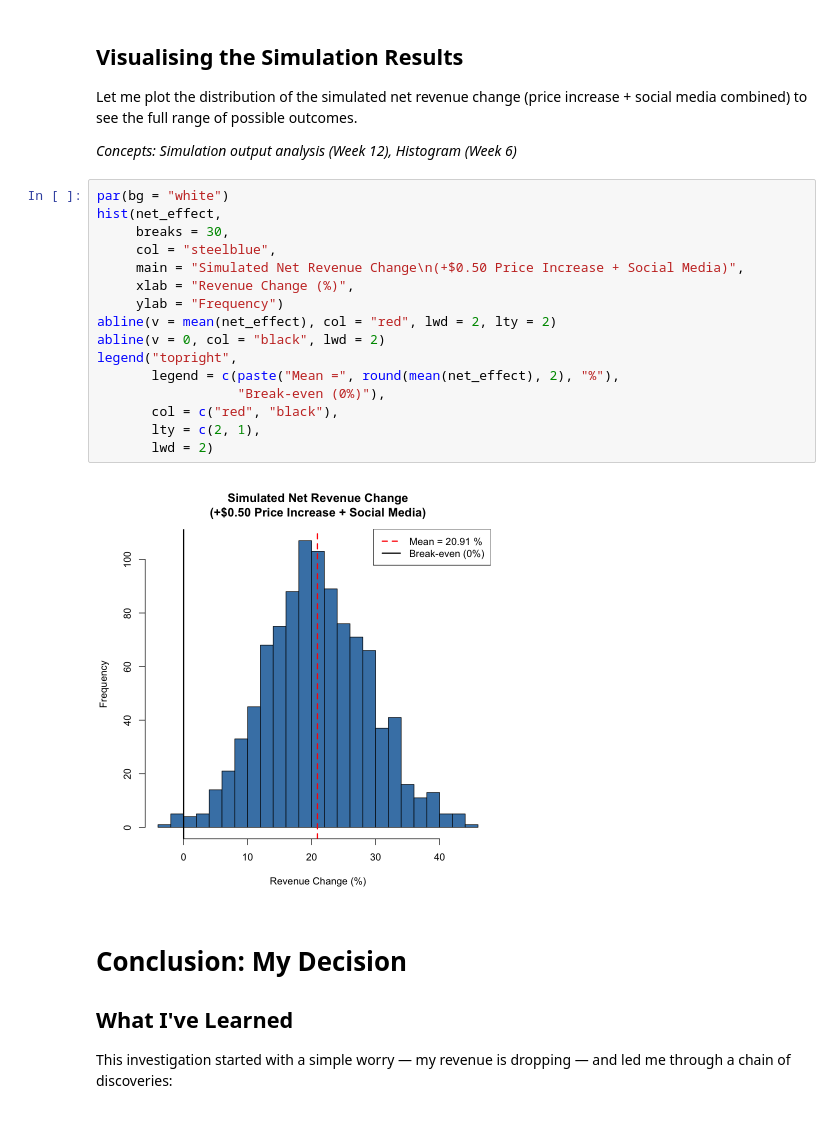
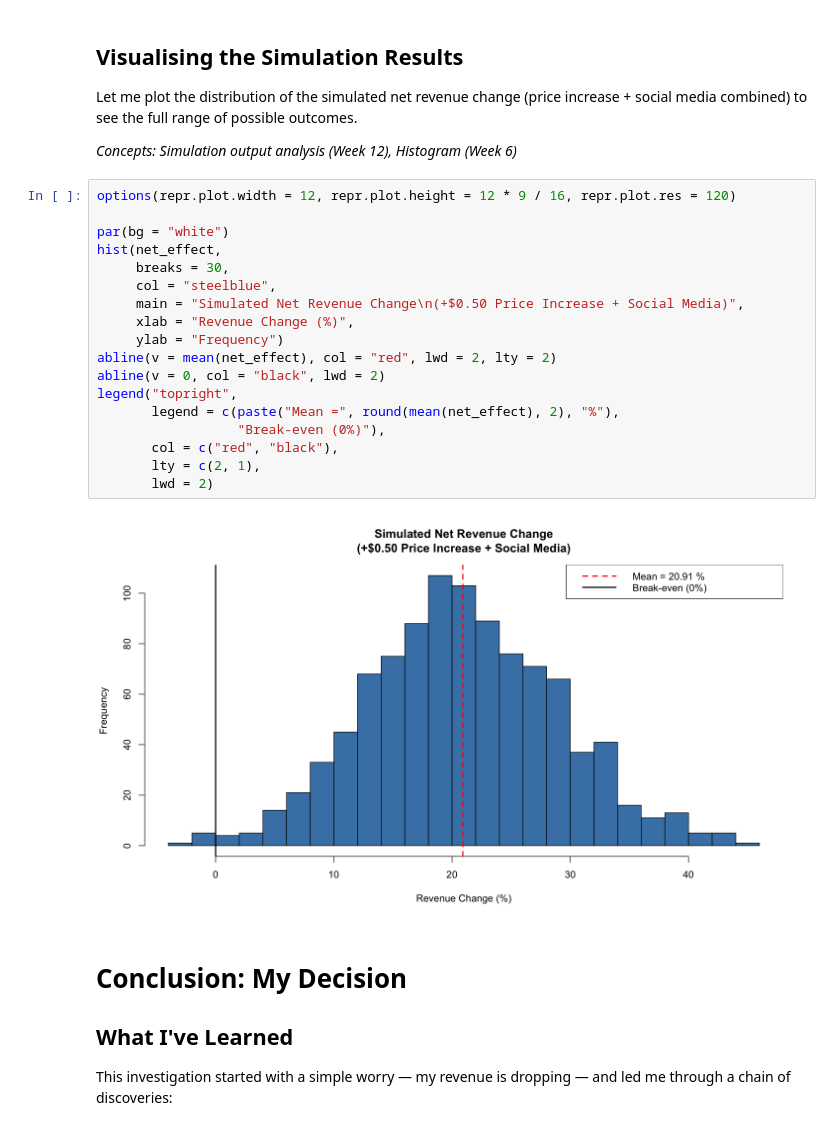
Before and after one commit to elvinsug/hawker-data-analysis, a Jupyter notebook: discovery.ipynb, the cells around one changed output. Cells and saved outputs as stored; diff of their text form.

```diff
--- a/discovery.ipynb
+++ b/discovery.ipynb
@@ -630,23 +731,25 @@ Let me plot the distribution of the simulated net revenue change (price increase
 
 *Concepts: Simulation output analysis (Week 12), Histogram (Week 6)*
 # %%
+options(repr.plot.width = 12, repr.plot.height = 12 * 9 / 16, repr.plot.res = 120)
+
 par(bg = "white")
 hist(net_effect,
      breaks = 30,
      col = "steelblue",
      main = "Simulated Net Revenue Change\n(+$0.50 Price Increase + Social Media)",
      xlab = "Revenue Change (%)",
      ylab = "Frequency")
 abline(v = mean(net_effect), col = "red", lwd = 2, lty = 2)
 abline(v = 0, col = "black", lwd = 2)
 legend("topright",
        legend = c(paste("Mean =", round(mean(net_effect), 2), "%"),
                   "Break-even (0%)"),
        col = c("red", "black"),
        lty = c(2, 1),
        lwd = 2)
 # %% [output]
-[figure, old version]
+[figure, new version]
 # %% [markdown]
 # Conclusion: My Decision
 
```
Also changed, not shown: parts of 12 cells of this notebook.
